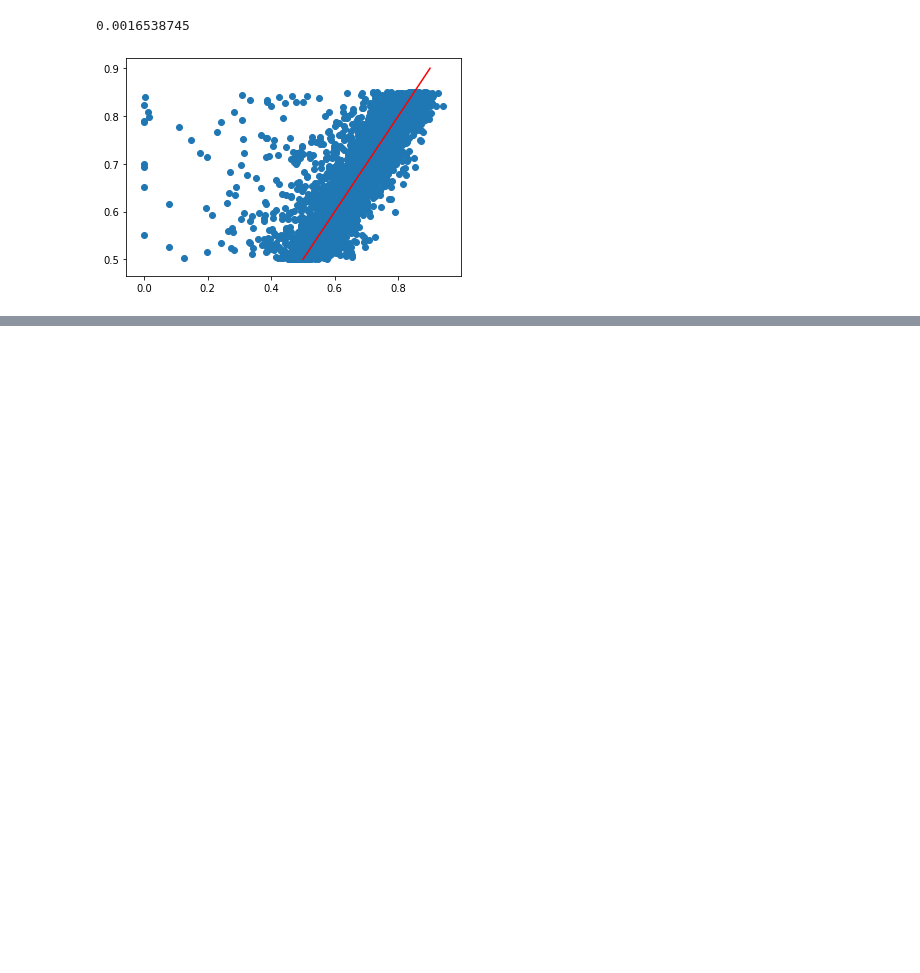
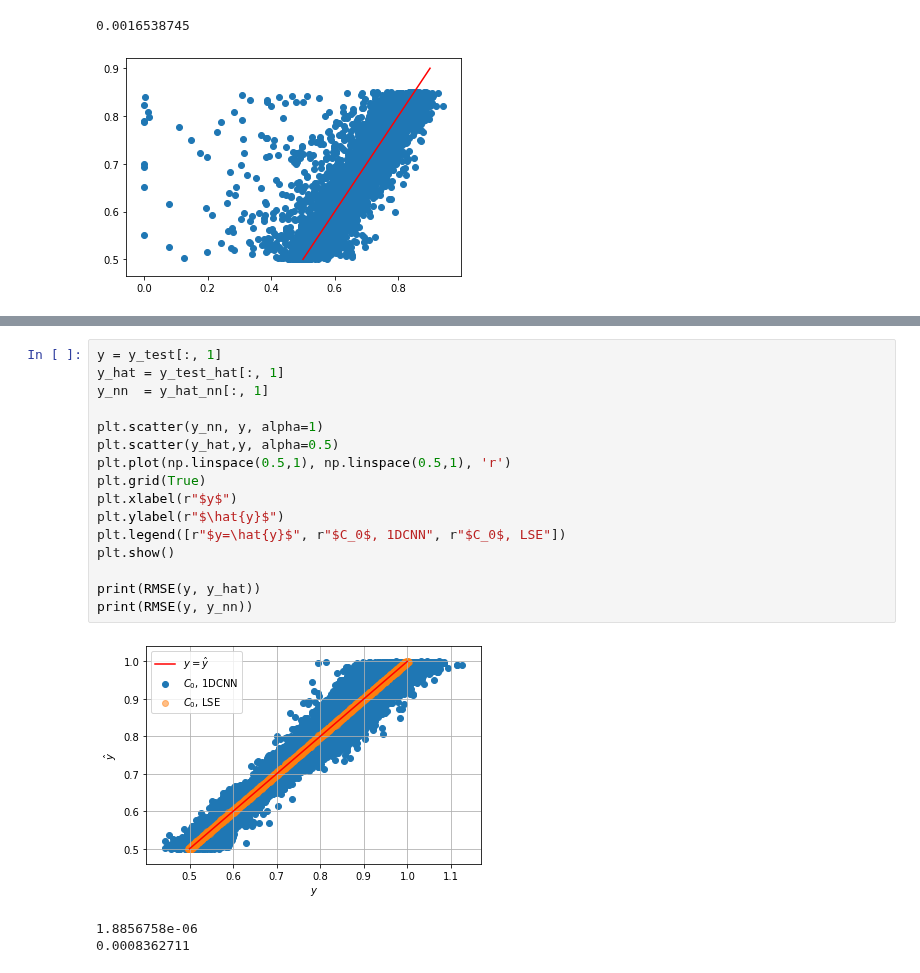
Before and after one commit to waahlstrand/frap, a Jupyter notebook: error_analysis.ipynb, the cells around one changed output, grey strips where cells are left out. Drawn from its saved outputs; the diff is of its cells as text; blank space fills up the shorter version.

```diff
--- a/error_analysis.ipynb
+++ b/error_analysis.ipynb
@@ -72,0 +112,20 @@ x.shape
+# %%
+y = y_test[:, 1]
+y_hat = y_test_hat[:, 1]
+y_nn  = y_hat_nn[:, 1]
+
+plt.scatter(y_nn, y, alpha=1)
+plt.scatter(y_hat,y, alpha=0.5)
+plt.plot(np.linspace(0.5,1), np.linspace(0.5,1), 'r')
+plt.grid(True)
+plt.xlabel(r"$y$")
+plt.ylabel(r"$\hat{y}$")
+plt.legend([r"$y=\hat{y}$", r"$C_0$, 1DCNN", r"$C_0$, LSE"])
+plt.show()
+
+print(RMSE(y, y_hat))
+print(RMSE(y, y_nn))
+# %% [output]
+[figure, added]
+1.8856758e-06
+0.0008362711
```
Also changed, not shown: parts of 11 cells of this notebook, 4 other files.
